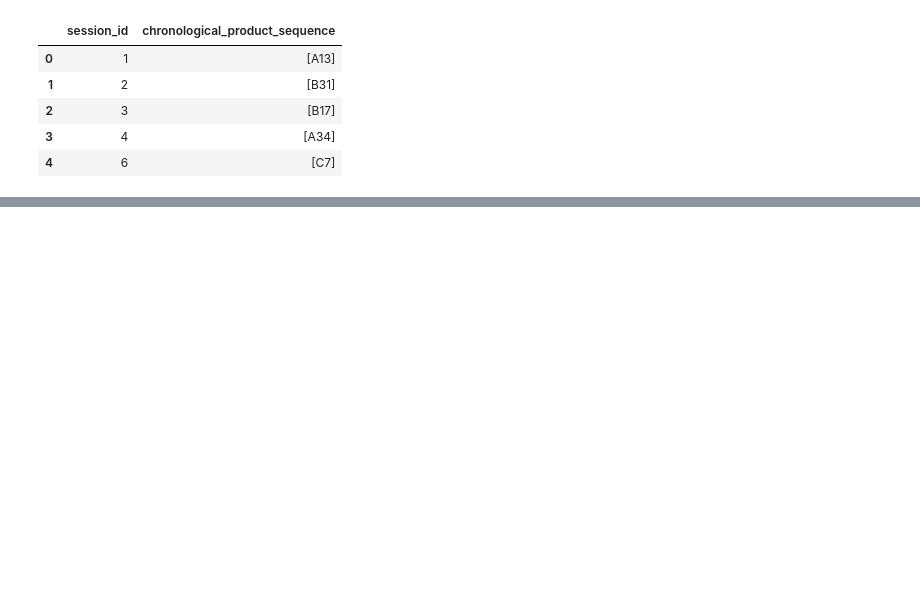
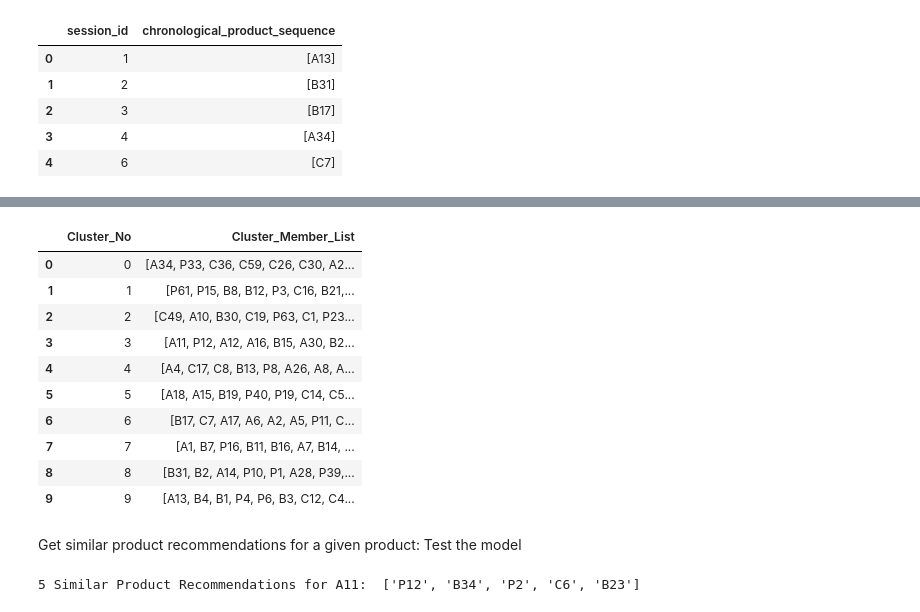
Before and after one commit to FMurunga/DataScience-Projects, a Jupyter notebook: Ecommerce_product_recommender_system.ipynb, the cells around one changed output, grey strips where cells are left out. Drawn from its saved outputs; the diff is of its cells as text; code cells hidden in the pictures; blank space fills up the shorter version.

```diff
--- a/Ecommerce_product_recommender_system.ipynb
+++ b/Ecommerce_product_recommender_system.ipynb
@@ -128,0 +236,47 @@ session_based_product_sequences.head(5)
+# %%
+def save_final_product_clusters():
+  array_product_vectors = np.array(product_ids_vectors["Vectors"].values.tolist())
+  assigned_cluster_no = model.fit_predict(array_product_vectors)
+
+  product_ids_vectors["Cluster_No"]  = assigned_cluster_no
+  cluster_members_df = product_ids_vectors[["Product_ID","Cluster_No"]].groupby("Cluster_No")["Product_ID"].apply(list).to_frame().reset_index().rename(columns={'Product_ID': 'Cluster_Member_List'})
+
+  return cluster_members_df
+# %%
+cluster_members_df = save_final_product_clusters()
+cluster_members_df.head(10)
+# %% [output]
+|  | Cluster_No | Cluster_Member_List |
+| 0 | 0 | [A34, P33, C36, C59, C26, C30, A2... |
+| 1 | 1 | [P61, P15, B8, B12, P3, C16, B21,... |
+| 2 | 2 | [C49, A10, B30, C19, P63, C1, P23... |
+| 3 | 3 | [A11, P12, A12, A16, B15, A30, B2... |
+| 4 | 4 | [A4, C17, C8, B13, P8, A26, A8, A... |
+| 5 | 5 | [A18, A15, B19, P40, P19, C14, C5... |
+| 6 | 6 | [B17, C7, A17, A6, A2, A5, P11, C... |
+| 7 | 7 | [A1, B7, P16, B11, B16, A7, B14, ... |
+| 8 | 8 | [B31, B2, A14, P10, P1, A28, P39,... |
+| 9 | 9 | [A13, B4, B1, P4, P6, B3, C12, C4... |
+# %% [markdown]
+Get similar product recommendations for a given product: Test the model
+# %%
+# Product ID to generate recommendations for:any product from the list
+product_id='A11'
+
+# Get Vector (Embedding) array of the given product
+vector_array = np.array(product_ids_vectors[product_ids_vectors["Product_ID"]==product_id]["Vectors"].tolist())
+
+#get cluster no for the given array
+cluster_no = model.predict(vector_array)[0]
+
+# Get members list of the cluster that the given product is assigned to
+cluster_members_list = cluster_members_df[cluster_members_df["Cluster_No"]==cluster_no]['Cluster_Member_List'].iloc[0]
+# Randomly select 5 product recommendations from the cluster members excluding the given product
+from random import sample
+cluster_members_list.remove(product_id)
+
+five_product_recommendations = sample(cluster_members_list, 5)
+
+print("5 Similar Product Recommendations for {}: ".format(product_id),five_product_recommendations)
+# %% [output]
+5 Similar Product Recommendations for A11:  ['P12', 'B34', 'P2', 'C6', 'B23']
```
Also changed, not shown: parts of 10 cells of this notebook.
